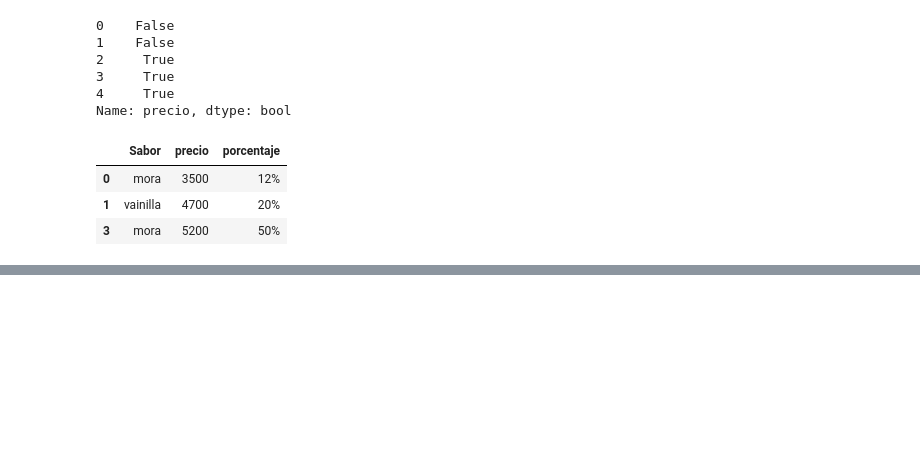
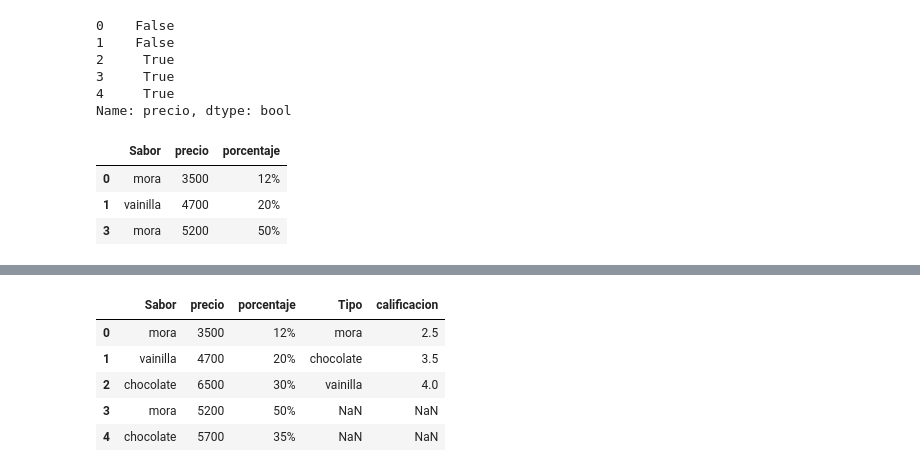
Before and after one commit to Andres0126/ple_intro_github, a Jupyter notebook: Clase #Tablas python.ipynb, the cells around one changed output, grey strips where cells are left out. Drawn from its saved outputs; the diff is of its cells as text; code cells hidden in the pictures; blank space fills up the shorter version.

```diff
--- a/Clase #Tablas python.ipynb
+++ b/Clase #Tablas python.ipynb
@@ -233,0 +278,11 @@ conos[(conos['precio']>=3000) & (conos['precio']<=5500)]
+# %%
+#Hacer el mismo ejercicio utilizando Join
+clasificado_2 = conos.join(Valoracion)
+clasificado_2
+# %% [output]
+|  | Sabor | precio | porcentaje | Tipo | calificacion |
+| 0 | mora | 3500 | 12% | mora | 2.5 |
+| 1 | vainilla | 4700 | 20% | chocolate | 3.5 |
+| 2 | chocolate | 6500 | 30% | vainilla | 4.0 |
+| 3 | mora | 5200 | 50% | NaN | NaN |
+| 4 | chocolate | 5700 | 35% | NaN | NaN |
```
Also changed, not shown: parts of 23 cells of this notebook, 1 other file.
